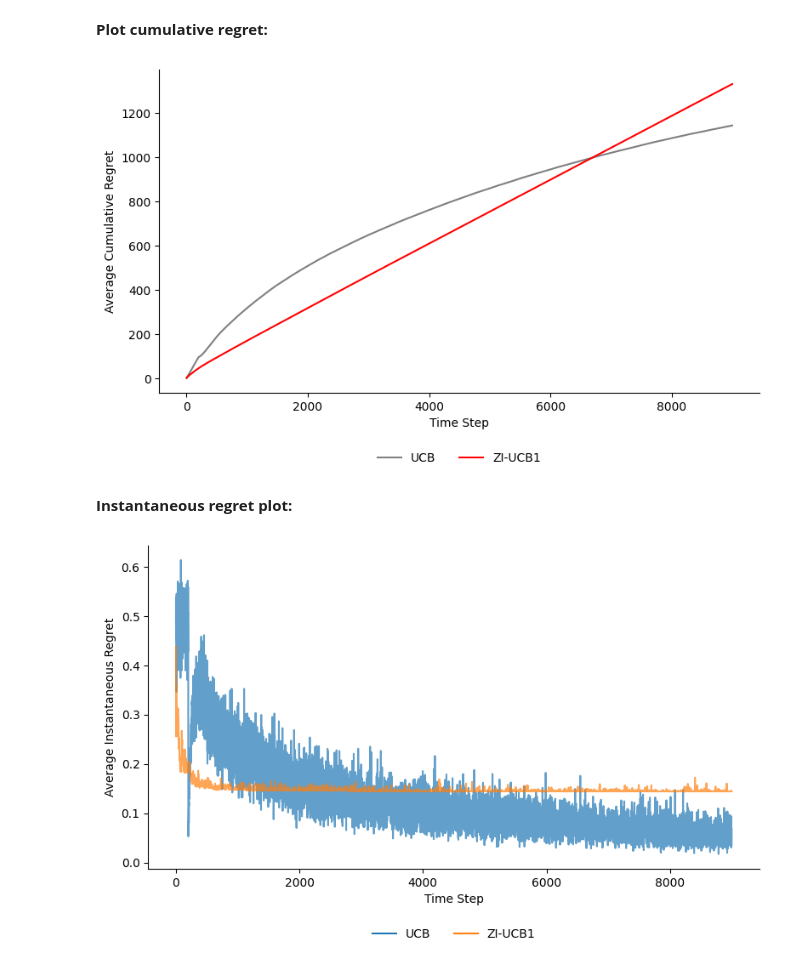
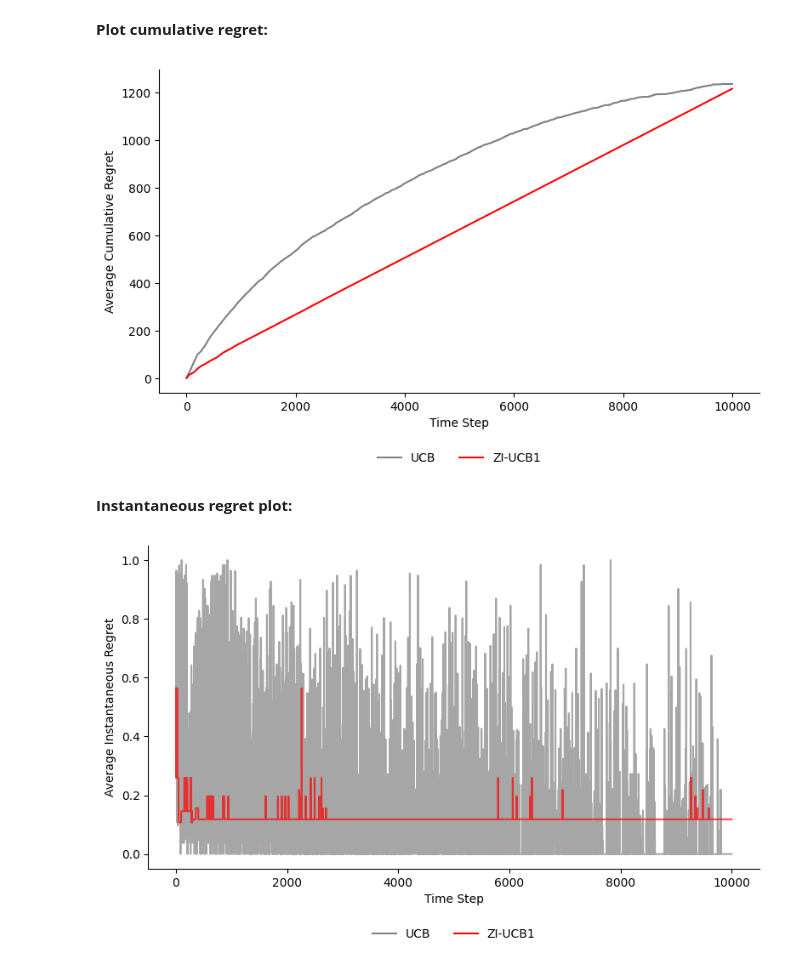
Before and after one commit to marvinernst1020/bandits_algorithms, a Jupyter notebook: spatial/notebooks/01_compare_bandits.ipynb, the cells around one changed output. Saved outputs shown, nothing was run; the diff lists cells and outputs as text; code cells hidden in the pictures.

```diff
--- a/spatial/notebooks/01_compare_bandits.ipynb
+++ b/spatial/notebooks/01_compare_bandits.ipynb
@@ -28,10 +28,10 @@ from src import (
 **Simulation configuration:**
 # %%
 K = 200 # before we did 500
-T = 9000
+T = 10000
 D = 2
 SIGMA = 0.1 # standard deviation of the noise in the reward distribution - VERY important for the performance of the algorithms! - 0 before!
-N_RUNS = 30
+N_RUNS = 1
 LENGTH_SCALE = 1.0 # length scale for the GP prior = how quickly rewards change across space, highher = good arms are further from bad ones - very IMPORTANT!
 SCALE_FACTOR = 1.0 # scale factor for the GP prior = how much the rewards vary across space, in total terms (not in distance (this is just a scalar) - (before 20.0)
 BIAS = 0.0 # bias for the GP prior = how much the rewards are shifted up or down, in total terms (not in distance (this is just a constant) - (before 29.0)
@@ -71,3 +73,12 @@ algorithms_to_compare = {
+# %%
+palette = {
+    "TS": "lightblue",
+    "ZI-TS": "blue",
+    "UCB": "grey",
+    "ZI-UCB1": "red",
+    "UCB0": "red",
+    "ZI-UCB0": "red"
+}
 # %% [markdown]
 **Example Bandits Space:**
 # %%
@@ -196,24 +207,24 @@ df_avg["avg_regret"] = df_avg["avg_regret"].apply(np.ravel).apply(lambda x: x[0]
 # %%
 plot_cumulative_regret(df_avg)
 # %% [output]
-[figure, old version]
+[figure, new version]
 # %% [markdown]
 **Instantaneous regret plot:**
 # %%
 inst_df = pd.DataFrame(records)
 inst_df.sort_values(["run", "algorithm", "time"], inplace=True)
 
 inst_df["instantaneous_regret"] = inst_df.groupby(["run", "algorithm"])['regret'].diff().fillna(inst_df["regret"])
 
 df_inst_avg = inst_df.groupby(['algorithm', 'time'])['instantaneous_regret'].mean().reset_index()
 df_inst_avg.rename(columns={"instantaneous_regret": "avg_inst_regret"}, inplace=True)
 df_inst_avg["avg_inst_regret"] = df_inst_avg["avg_inst_regret"].apply(ensure_scalar)
 df_inst_avg.dropna(subset=["avg_inst_regret"], inplace=True)
 df_inst_avg["avg_inst_regret"] = df_inst_avg["avg_inst_regret"].astype(float)
 
 # Set baseline to flat line at 0.5
 df_inst_avg.loc[df_inst_avg["algorithm"] == "Baseline", "avg_inst_regret"] = 0.5
 
-plot_instantaneous_regret(df_inst_avg)
+plot_instantaneous_regret(df_inst_avg, palette=palette)
 # %% [output]
-[figure, old version]
+[figure, new version]
```
Also changed, not shown: parts of 1 cell of this notebook, 1 other file.
